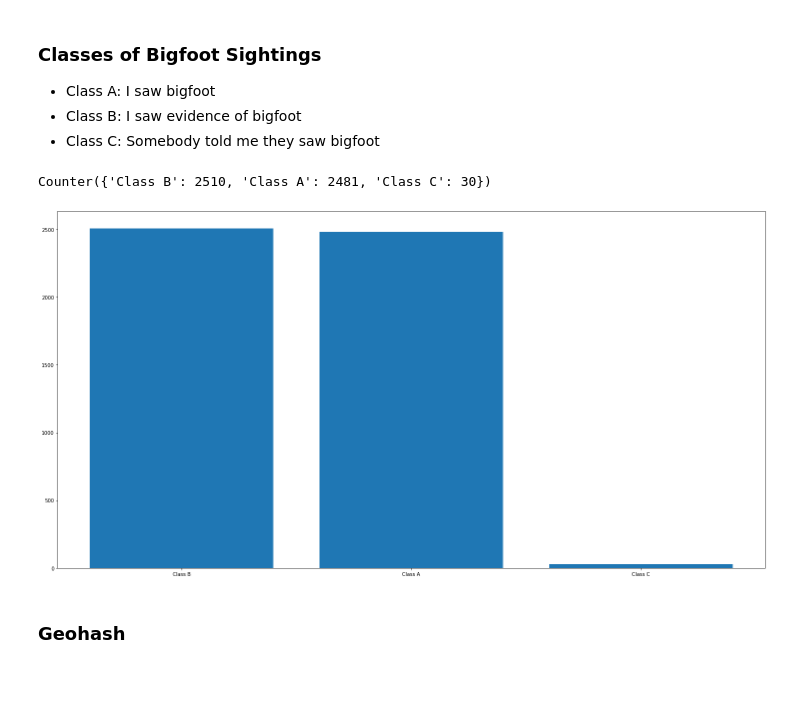
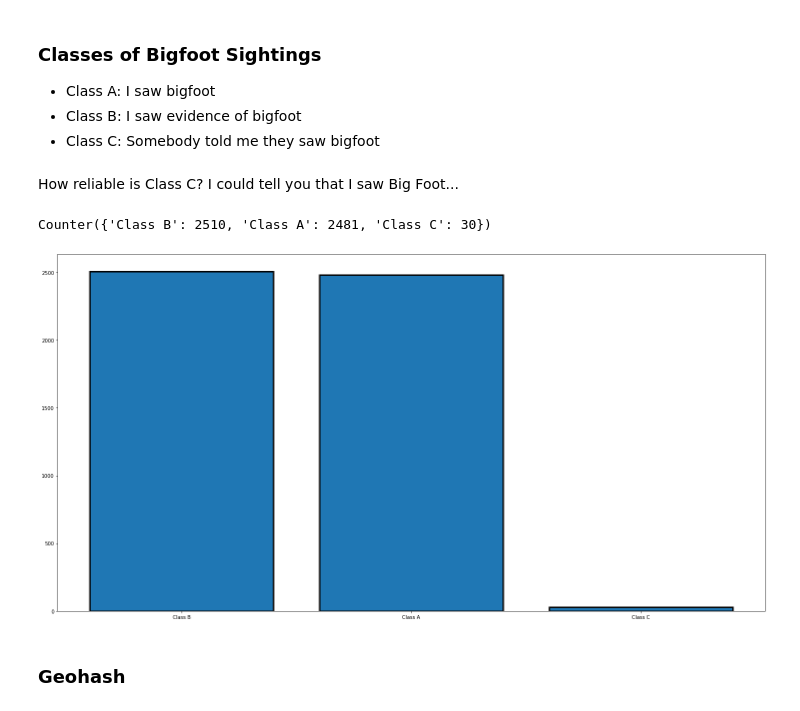
Before and after one commit to tarmacjupiter/bigfoot_opendata, a Jupyter notebook: BigFoot.ipynb, the cells around one changed output. Cells and saved outputs as stored; diff of their text form; code cells hidden in the pictures; blank space fills up the shorter version.

```diff
--- a/BigFoot.ipynb
+++ b/BigFoot.ipynb
@@ -225,6 +225,8 @@ Question: What is the unknown 1.8 percent?
 * Class A: I saw bigfoot
 * Class B: I saw evidence of bigfoot
 * Class C: Somebody told me they saw bigfoot
+# %% [markdown]
+How reliable is Class C? I could tell you that I saw Big Foot...
 # %%
 classification = bigfoot_DF["classification"]
 classification = Counter(classification)
@@ -234,14 +236,14 @@ Counter({'Class B': 2510, 'Class A': 2481, 'Class C': 30})
 # %%
 # Graphing Classification
 
 class_strings = []
 for entry in classification.keys():
     class_strings.append(entry)
 
-plt.bar(class_strings, classification.values())
+plt.bar(class_strings, classification.values(), edgecolor="black", linewidth=3)
 plt.show()
 # %% [output]
-[figure, old version]
+[figure, new version]
 # %% [markdown]
 ### Geohash
 # %%
```
Also changed, not shown: parts of 7 cells of this notebook, 1 other file.
